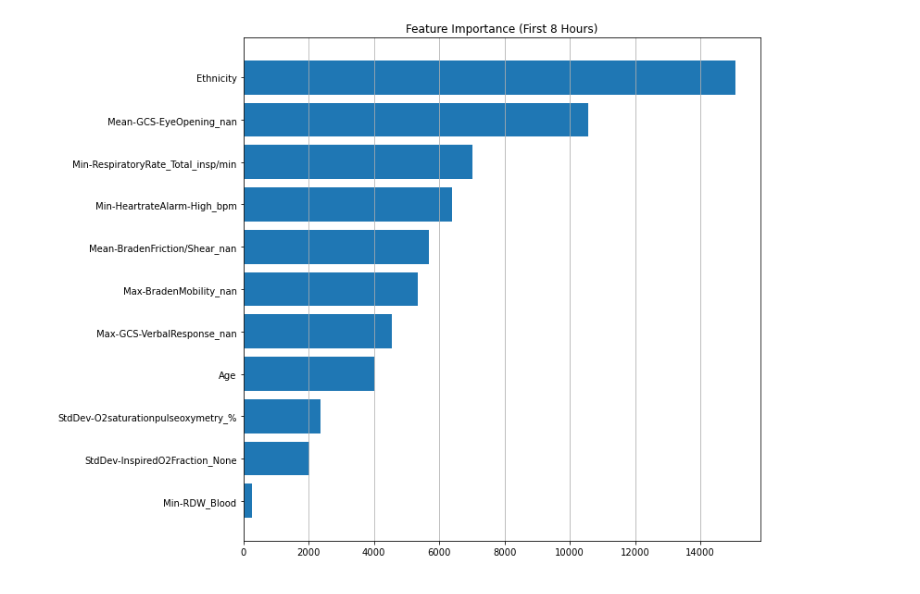
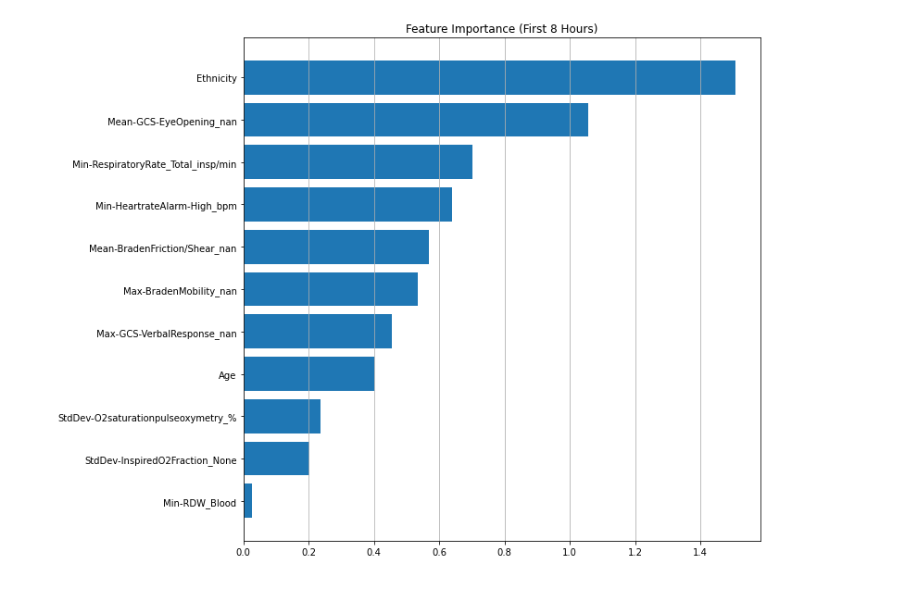
Before and after one commit to DimopDim/MimicIV, a Jupyter notebook: Cyprus_Paper/19_Important_features_plot.ipynb, the cells around one changed output. Saved outputs shown, nothing was run; the diff lists cells and outputs as text; code cells hidden in the pictures.

Commit message:
most important features plot

```diff
--- a/Cyprus_Paper/19_Important_features_plot.ipynb
+++ b/Cyprus_Paper/19_Important_features_plot.ipynb
@@ -1,63 +1,38 @@
 # %%
 import matplotlib.pyplot as plt
-names = [#'StdDev-Sodium, WholeBlood_Blood',
-    #'Max-ArterialLineZero/Calibrate_nan',
-    #'StdDev-RespiratoryRate_spontaneous_insp/min',
-    #'Max-ETOH_nan',
-    #'Max-IntraCranialPressure_mmHg',
-    #'Min-Glucose_wholeblood_None',
-    #'Max-BradenMoisture_nan',
-    #'Min-Lactate_Blood',
-    #'Max-Aniongap_None',
-    #'Max-pO2_Blood',
-    #'Min-BradenNutrition_nan',
-    #'StdDev-HeartRate_bpm',
-    #'Max-Eosinophils_Blood',
-    #'StdDev-CurrentUsed/mA_mA',
-'Min-RDW_Blood',
-'StdDev-InspiredO2Fraction_None',
-'StdDev-O2saturationpulseoxymetry_%',
-'Age',
-'Max-GCS-VerbalResponse_nan',
-'Max-BradenMobility_nan',
-'Mean-BradenFriction/Shear_nan',
-'Min-HeartrateAlarm-High_bpm',
-'Min-RespiratoryRate_Total_insp/min',
-'Mean-GCS-EyeOpening_nan',
-'Ethnicity']
-values = [#0,
-          #0,
-          #0,
-          #0,
-          #0,
-          #0,
-          #0,
-          #0,
-          #0,
-          #0,
-          #0,
-          #0,
-          #0,
-          #0,
-          0265.0561573513783,
-          2018.2842806368653,
-          2372.2830894290597,
-          4013.635075009716,
-          4553.551938249018,
-          5352.289945634922,
-          5677.877743560258,
-          6404.841111732895,
-          7016.6454592341,
-          10550,
-          15072
+names = [
+    'Min-RDW_Blood',
+    'StdDev-InspiredO2Fraction_None',
+    'StdDev-O2saturationpulseoxymetry_%',
+    'Age',
+    'Max-GCS-VerbalResponse_nan',
+    'Max-BradenMobility_nan',
+    'Mean-BradenFriction/Shear_nan',
+    'Min-HeartrateAlarm-High_bpm',
+    'Min-RespiratoryRate_Total_insp/min',
+    'Mean-GCS-EyeOpening_nan',
+    'Ethnicity'
+]
+values = [
+          0.02650561573513783,
+          0.20182842806368653,
+          0.23722830894290597,
+          0.4013635075009716,
+          0.4553551938249018,
+          0.5352289945634922,
+          0.5677877743560258,
+          0.6404841111732895,
+          0.70166454592341,
+          1.0550,
+          1.5072
 ]
 
 plt.figure(figsize=(10, 10))
 plt.title('Feature Importance (First 8 Hours)')
 plt.barh(names, values)
 plt.grid(which='major', axis='x', linestyle='-')
 plt.ylabel(' ')
 plt.xlabel(' ')
 plt.show()
 # %% [output]
-[figure, old version]
+[figure, new version]
```
Also changed, not shown: parts of 2 cells of this notebook.
